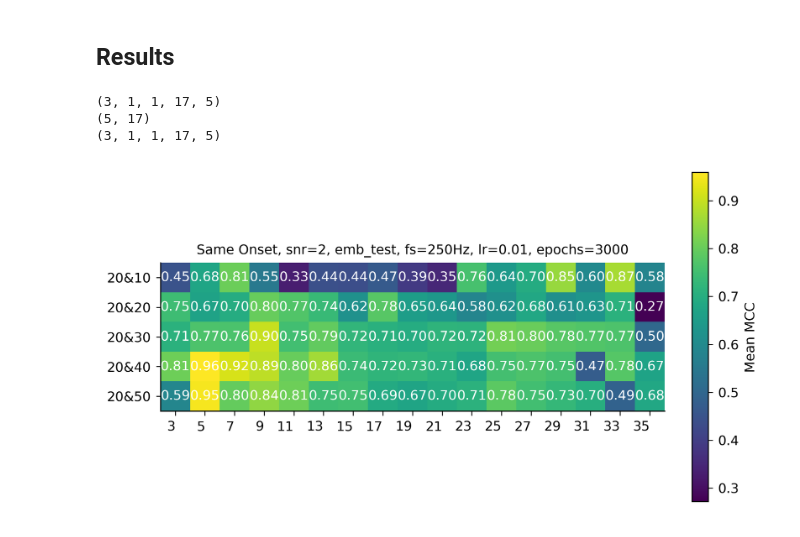
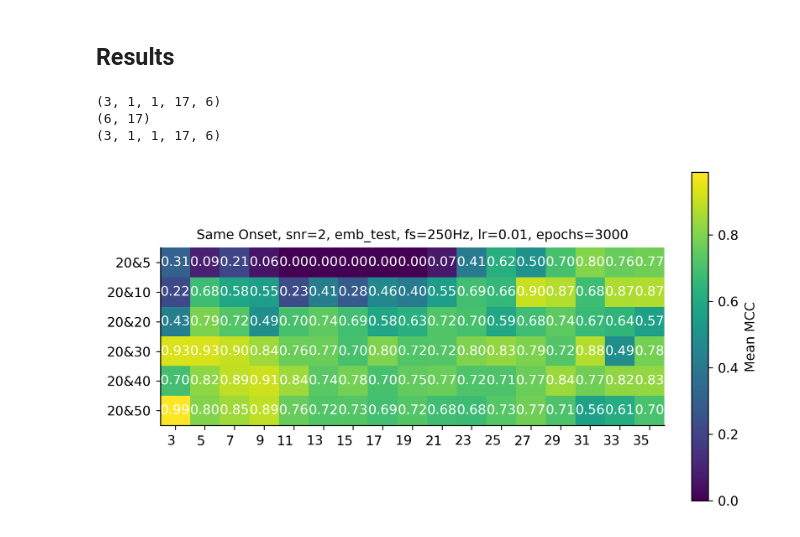
Before and after one commit to GerritFischer/MC-TDE-DP-GMM, a Jupyter notebook: analyze_results.ipynb, the cells around one changed output. Drawn from its saved outputs; the diff is of its cells as text; code cells hidden in the pictures.

```diff
--- a/analyze_results.ipynb
+++ b/analyze_results.ipynb
@@ -103,13 +105,14 @@ from sklearn.metrics import matthews_corrcoef
 import jax.numpy as jnp
 import math
 
+fs = 250
 num_emb = 21
 num_embs = [3,5,7,9,11,13,15,17,19,21,23,25,27,29,31,33,35]
 use_different_emb = True
 
 mccs = np.empty_like(results)
 
-freqs = [10, 20, 30, 40, 50]
+freqs = [5, 10, 20, 30, 40, 50]
 
 for s_id, sample in enumerate(results):
     for cond1_id, cond1 in enumerate(sample):
@@ -307,10 +310,10 @@ for i, cov in enumerate(est_params['covs']):
     ax[i].imshow(cov, cmap="viridis")
 
 
-    dim = cov.shape[0]
+    dim = cov.shape[0] // 2
 
-    cov_channel_1 = cov[0:21, 0:21]
-    cov_channel_2 = cov[21:42, 21:42]
+    cov_channel_1 = cov[0:dim, 0:dim]
+    cov_channel_2 = cov[dim:dim*2, dim:dim*2]
 
     diag_channel_1 = jnp.diagonal(cov_channel_1, axis1=-2, axis2=-1)
     mu_1 = jnp.mean(diag_channel_1, axis=-1)
@@ -428,8 +431,10 @@ if trunc_covs.shape[0] == 1:
 else:
     for i, cov in enumerate(trunc_covs):
 
-        cov_channel_1 = cov[0:21, 0:21]
-        cov_channel_2 = cov[21:42, 21:42]
+        dim = cov.shape[0] // 2
+
+        cov_channel_1 = cov[0:dim, 0:dim]
+        cov_channel_2 = cov[dim:dim*2, dim:dim*2]
 
         diag_channel_1 = jnp.diagonal(cov_channel_1, axis1=-2, axis2=-1)
         mu_1 = jnp.mean(diag_channel_1, axis=-1)
@@ -606,35 +611,35 @@ print(formatted_mccs.shape)
 print(results.shape)
 
 snrs = ["-10", "-8", "-6", "-4","-2","0", "2", "4", "6", "8", "10"]
 snrs = ["3", "5", "7", "9", "11", "13", "15", "17", "19", "21", "23", "25", "27", "29", "31", "33", "35"]
 sigs = ["20&5", "20&10", "20&15", "20&25", "20&30", "20&35"]
 #sigs = ["40&10", "40&15", "40&20", "40&25", "40&30", "40&35"]
-sigs = ["20&10", "20&20", "20&30", "20&40", "20&50"]
+sigs = ["20&5","20&10", "20&20", "20&30", "20&40", "20&50"]
 valfmt = matplotlib.ticker.StrMethodFormatter("{x:.2f}")
 fig, ax = plt.subplots()
 im = ax.imshow(formatted_mccs, cmap="viridis")
 ax.set_title("Same Onset, snr=2, emb_test, fs=250Hz, lr=0.01, epochs=3000")
 
 # Show all ticks and label them with the respective list entries
 ax.set_xticks(range(len(snrs)), labels=snrs,
                ha="right", rotation_mode="anchor")
 ax.set_yticks(range(len(sigs)), labels=sigs)
 cb = ax.figure.colorbar(im, ax=ax, fraction=0.03)
 cb.ax.set_ylabel("Mean MCC")
 
 # Loop over data dimensions and create text annotations.
 for i in range(len(sigs)):
     for j in range(len(snrs)):
         text = ax.text(j, i, valfmt(formatted_mccs[i, j]),
                        ha="center", va="center", color="w")
 
 
 fig.tight_layout()
 plt.show()
 
 #plt.show()
 # %% [output]
-(3, 1, 1, 17, 5)
-(5, 17)
-(3, 1, 1, 17, 5)
+(3, 1, 1, 17, 6)
+(6, 17)
+(3, 1, 1, 17, 6)
-[figure, old version]
+[figure, new version]
```
Also changed, not shown: parts of 4 cells of this notebook.
